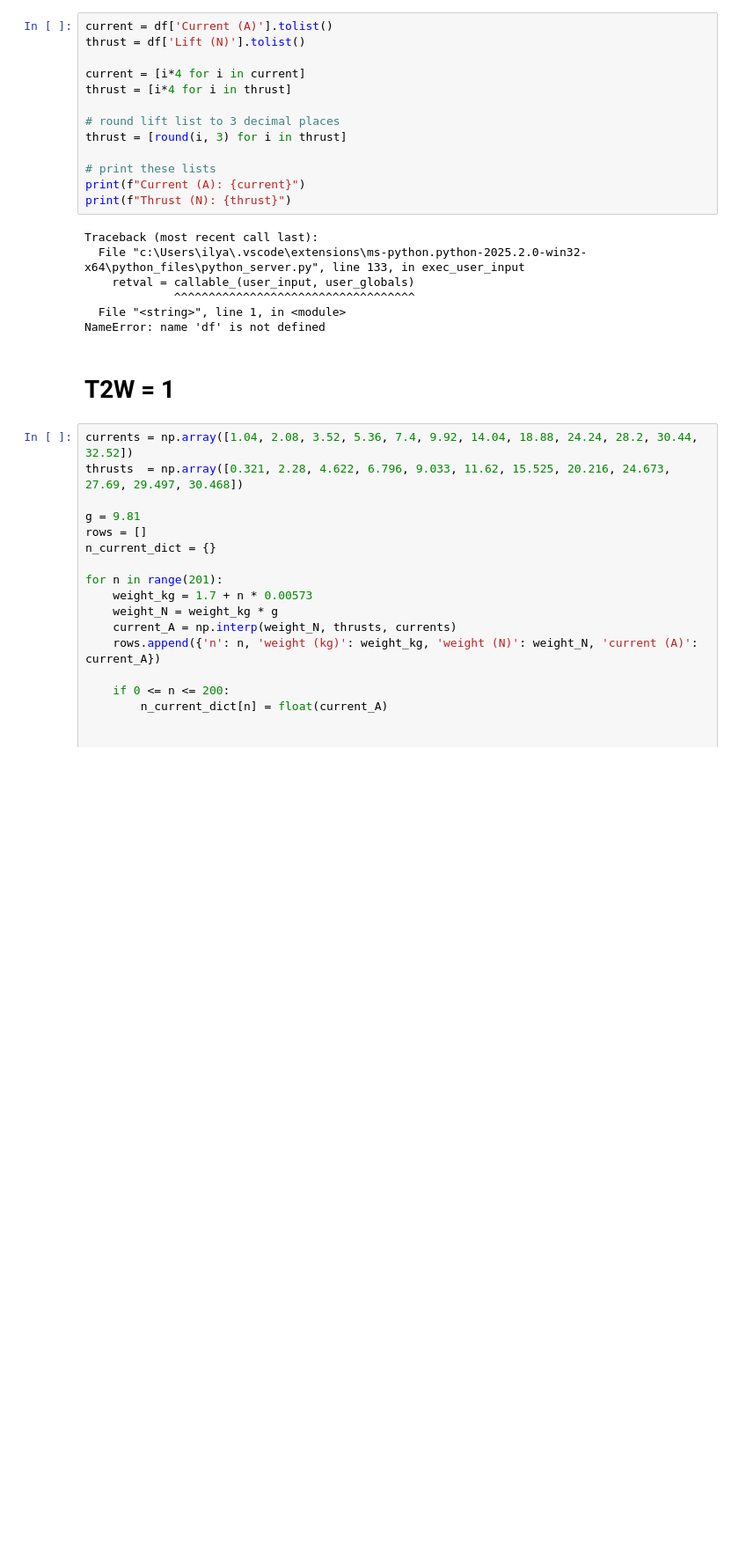
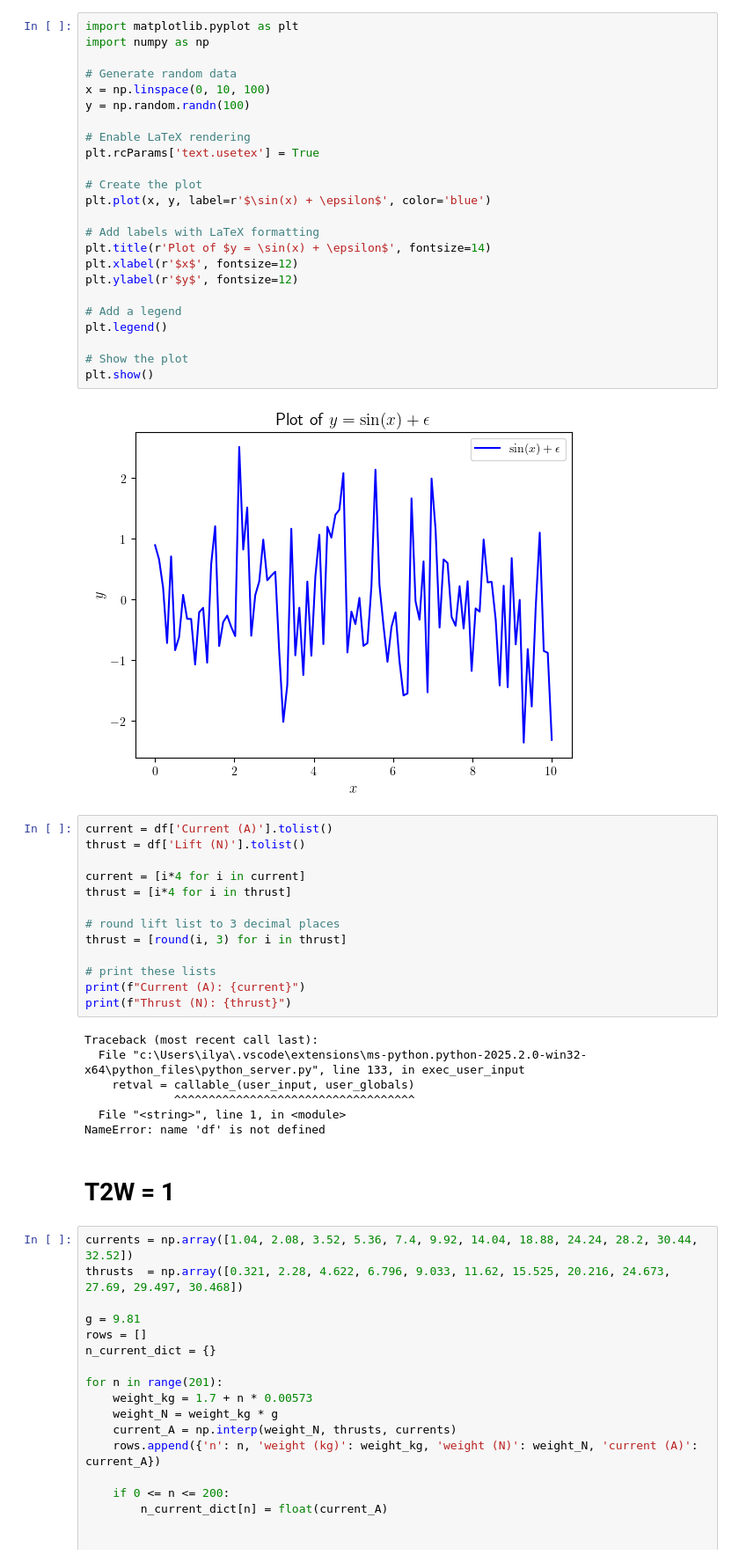
Before and after one commit to ilyadegroeve/drone-delivery-optimization, a Jupyter notebook: lift-current-relation/lift-current.ipynb, the cells around one changed output. Shown: that part at 88% size. Saved outputs shown, nothing was run; the diff lists cells and outputs as text; blank space fills up the shorter version.

```diff
--- a/lift-current-relation/lift-current.ipynb
+++ b/lift-current-relation/lift-current.ipynb
@@ -35,3 +28,29 @@ FileNotFoundError: [Errno 2] No such file or directory: 'PROP 9X47.xlsx'
+# %%
+import matplotlib.pyplot as plt
+import numpy as np
+
+# Generate random data
+x = np.linspace(0, 10, 100)
+y = np.random.randn(100)
+
+# Enable LaTeX rendering
+plt.rcParams['text.usetex'] = True
+
+# Create the plot
+plt.plot(x, y, label=r'$\sin(x) + \epsilon$', color='blue')
+
+# Add labels with LaTeX formatting
+plt.title(r'Plot of $y = \sin(x) + \epsilon$', fontsize=14)
+plt.xlabel(r'$x$', fontsize=12)
+plt.ylabel(r'$y$', fontsize=12)
+
+# Add a legend
+plt.legend()
+
+# Show the plot
+plt.show()
+# %% [output]
+[figure, added]
 # %%
 current = df['Current (A)'].tolist()
 thrust = df['Lift (N)'].tolist()
```
Also changed, not shown: parts of 2 cells of this notebook, 1 other file.
